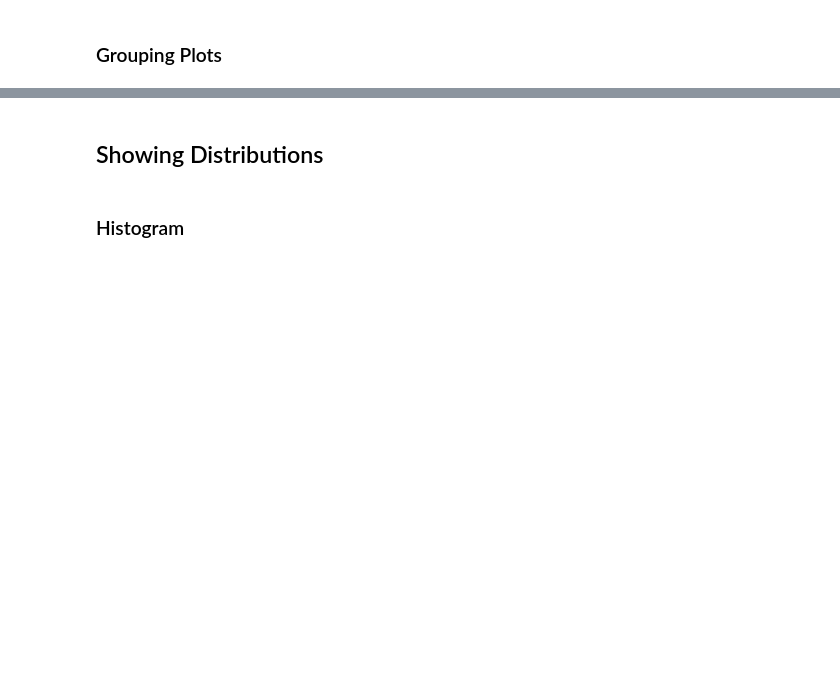
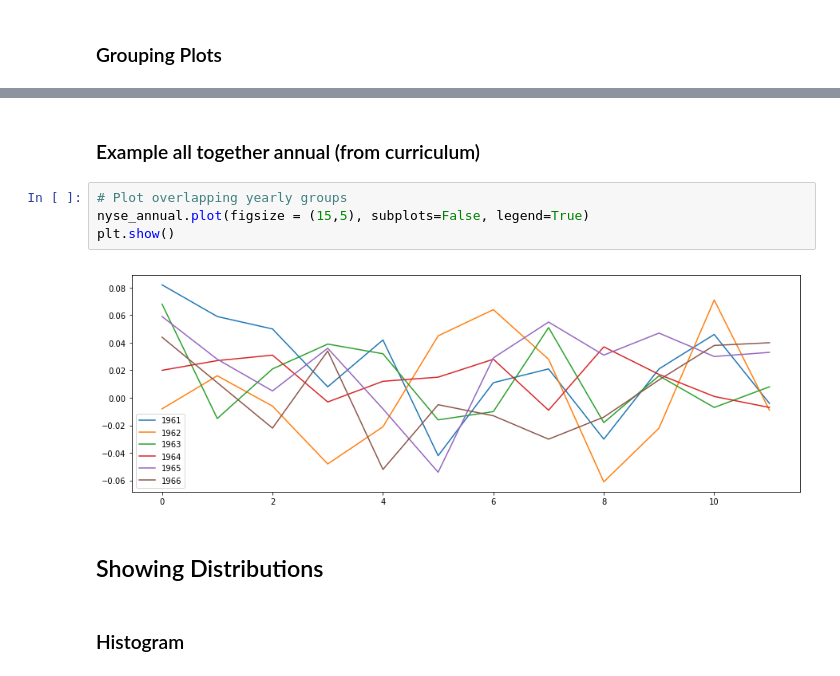
Before and after one commit to MrGeislinger/flatiron-school-data-science-curriculum-resources, a Jupyter notebook: Mod3/TimeSeries/time_series_intro.ipynb, the cells around one changed output, grey strips where cells are left out. Cells and saved outputs as stored; diff of their text form; blank space fills up the shorter version.

```diff
--- a/Mod3/TimeSeries/time_series_intro.ipynb
+++ b/Mod3/TimeSeries/time_series_intro.ipynb
@@ -88,3 +265,11 @@ hourly.head(30)
+# %% [markdown]
+### Example all together annual (from curriculum)
+# %%
+# Plot overlapping yearly groups
+nyse_annual.plot(figsize = (15,5), subplots=False, legend=True)
+plt.show()
+# %% [output]
+[figure, added]
 # %% [markdown]
 ## Showing Distributions
 # %% [markdown]
```
Also changed, not shown: parts of 19 cells of this notebook.
